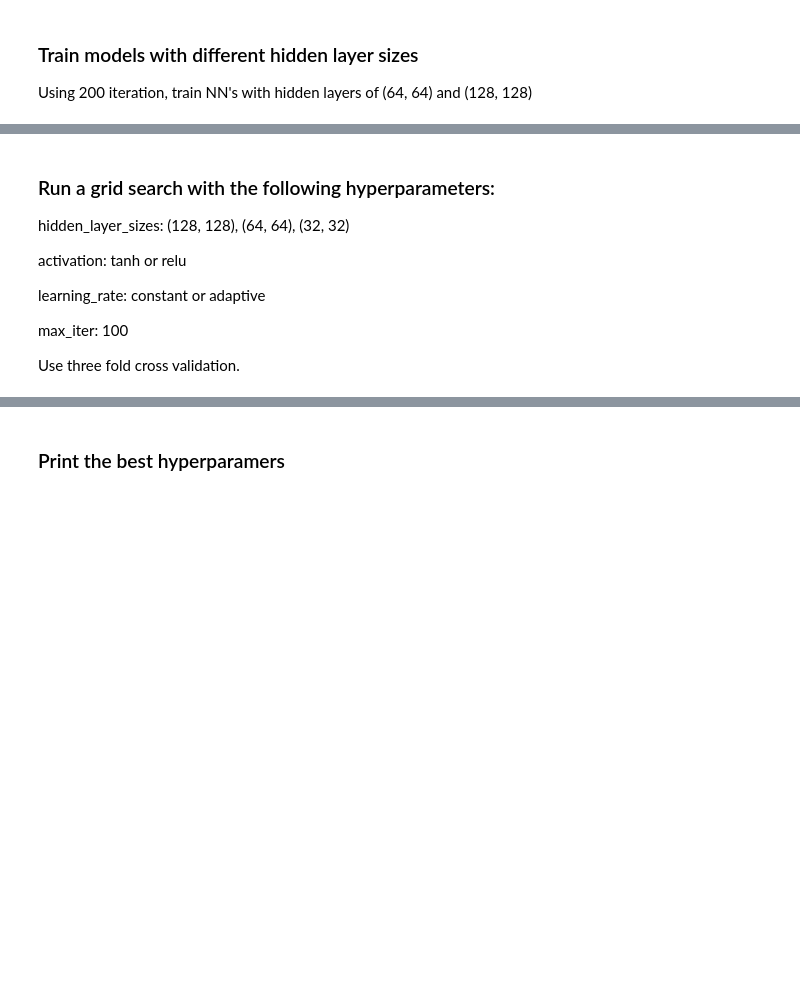
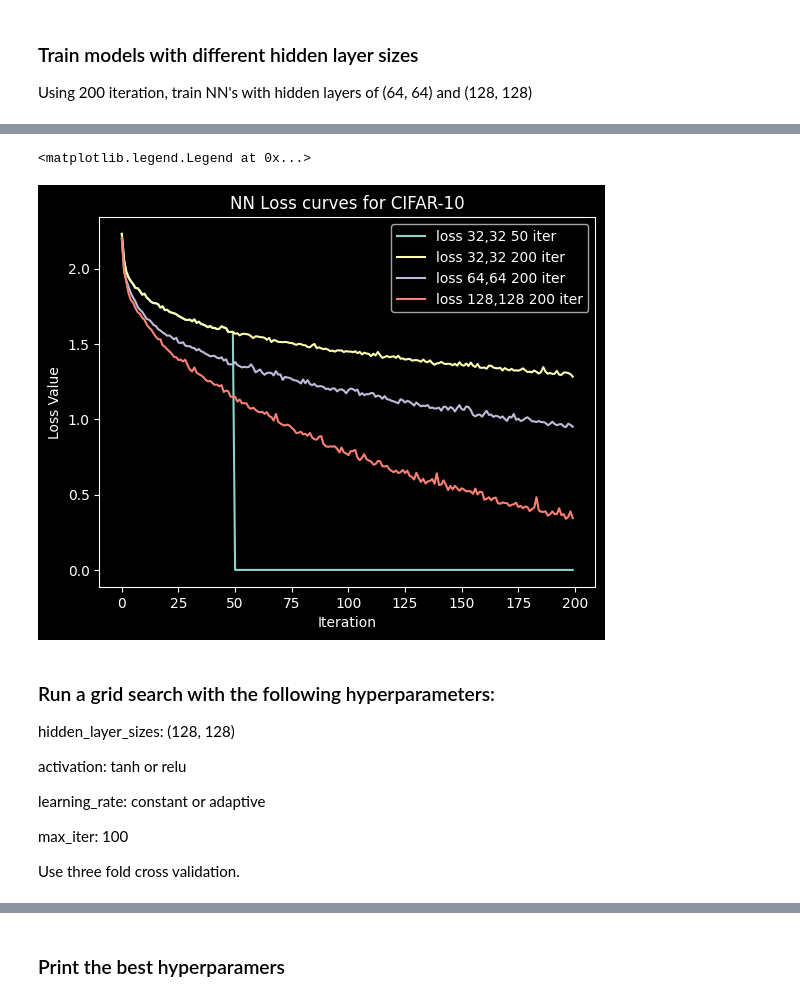
Before and after one commit to UH-MBBE/BE-491-Lecture-21, a Jupyter notebook: L21_notes.ipynb, the cells around one changed output, grey strips where cells are left out. Cells and saved outputs as stored; diff of their text form; code cells hidden in the pictures; blank space fills up the shorter version.

```diff
--- a/L21_notes.ipynb
+++ b/L21_notes.ipynb
@@ -150,9 +347,16 @@ In this activity, we will perform hyperparameter tuning for our [Multilayer Perc
 Using 200 iteration, train NN's with hidden layers of (64, 64) and (128, 128)
 # %%
 # Initialize the model with new (64 by 64) hidden layer sizes and 200 iterations (max_iter=200)
-
+model = MLPClassifier(
+  hidden_layer_sizes=(64,64),
+  activation='relu',
+  max_iter=200,
+  random_state=42,
+  verbose=True
+)
 
 # Train the model
-
+model.fit(X_train, y_train)
 
 # create loss_3 column in loss_df and plot the updated loss curves
+loss_df['loss_3'] = model.loss_curve_
@@ -159,2 +381,15 @@ Using 200 iteration, train NN's with hidden layers of (64, 64) and (128, 128)
 # %%
 # Initialize the model with new (128 by 128) hidden layer sizes and 200 iterations (max_iter=200), train it, and add to loss_df
+model = MLPClassifier(
+  hidden_layer_sizes=(128,128),
+  activation='relu',
+  max_iter=200,
+  random_state=42,
+  verbose=True
+)
+
+# Train the model
+model.fit(X_train, y_train)
+
+# create loss_4 column in loss_df and plot the updated loss curves
+loss_df['loss_4'] = model.loss_curve_
@@ -163,6 +414,16 @@ Using 200 iteration, train NN's with hidden layers of (64, 64) and (128, 128)
+# %%
+# plot the updated loss curves
+plt.plot(loss_df)
+plt.title('NN Loss curves for CIFAR-10')
+plt.xlabel('Iteration')
+plt.ylabel('Loss Value')
+plt.legend(['loss 32,32 50 iter', 'loss 32,32 200 iter', 'loss 64,64 200 iter', 'loss 128,128 200 iter'])
+# %% [output]
+<matplotlib.legend.Legend at 0x...>
+[figure, added]
 # %% [markdown]
 ### Run a grid search with the following hyperparameters:
-hidden_layer_sizes: (128, 128), (64, 64), (32, 32)
+hidden_layer_sizes: (128, 128)
 
 activation: tanh or relu
 
```
Also changed, not shown: parts of 27 cells of this notebook.
